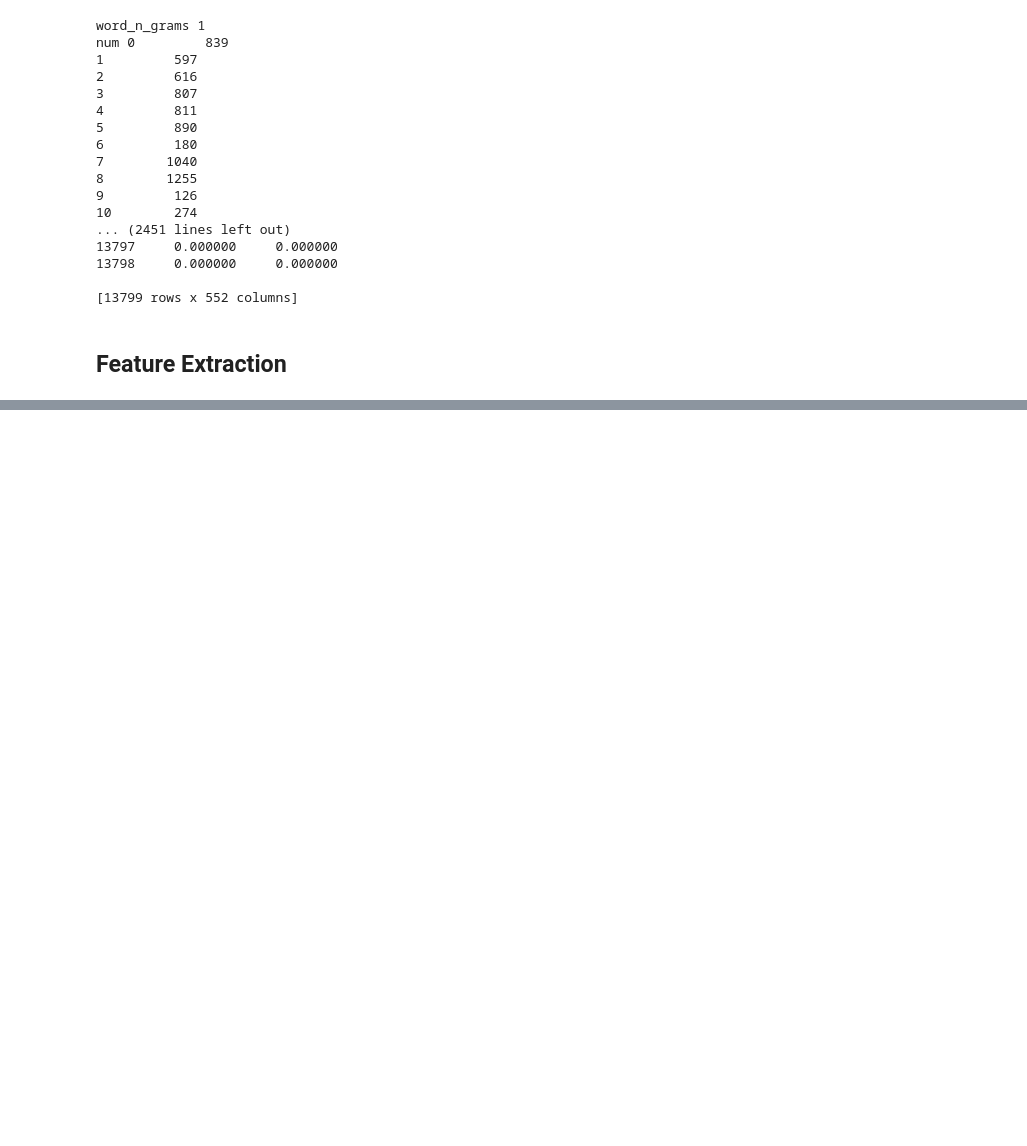
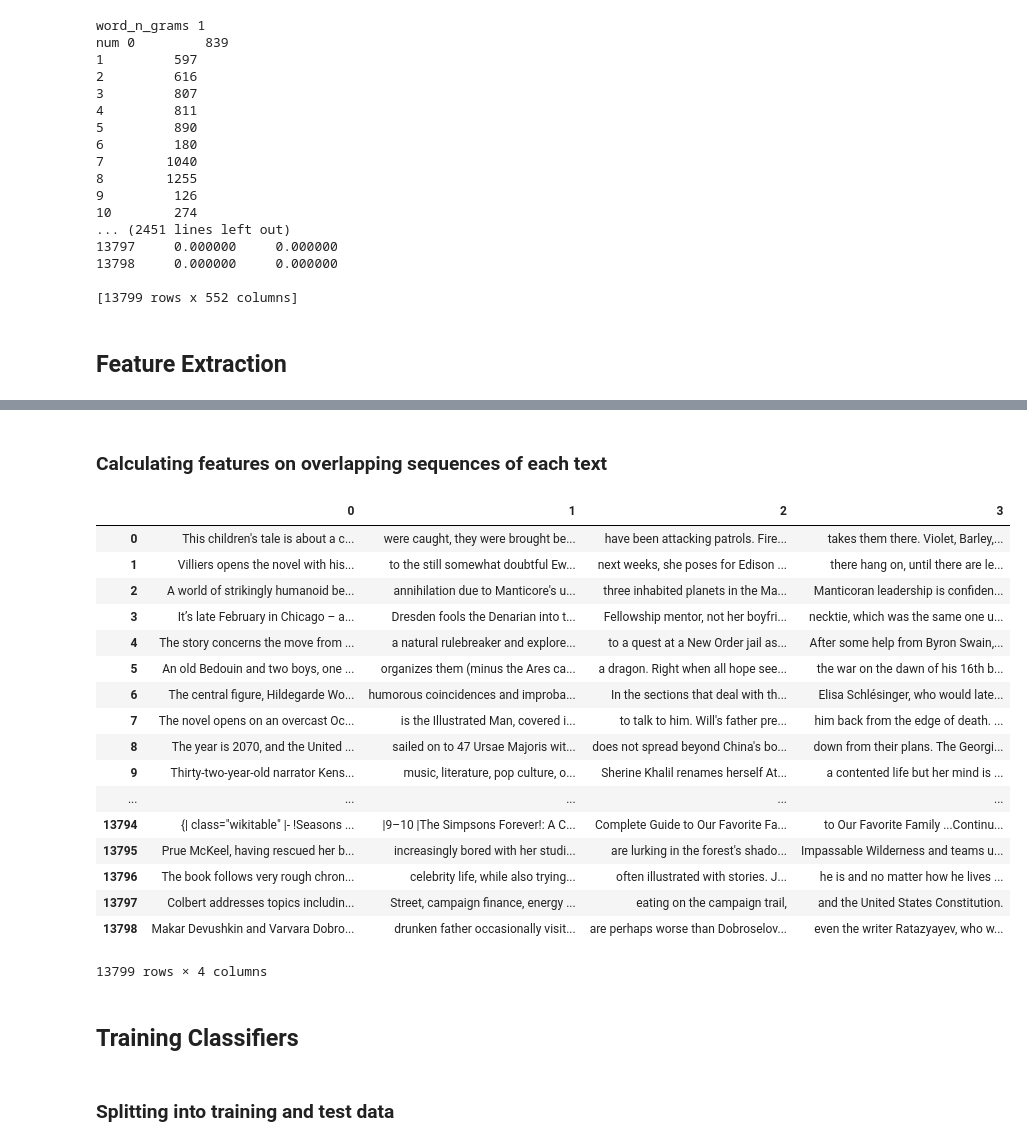
Before and after one commit to Jubke/AATM, a Jupyter notebook: Identifikation von Texten mit geteilter Autorenschaft.ipynb, the cells around one changed output, grey strips where cells are left out. Saved outputs shown, nothing was run; the diff lists cells and outputs as text; code cells hidden in the pictures; blank space fills up the shorter version.

```diff
--- a/Identifikation von Texten mit geteilter Autorenschaft.ipynb
+++ b/Identifikation von Texten mit geteilter Autorenschaft.ipynb
@@ -676,0 +695,35 @@ extracted_features.to_csv(path_or_buf=path_calc_features, sep=',', header=True,
+# %% [markdown]
+### Calculating features on overlapping sequences of each text
+# %%
+@memory.cache
+def sequences(s):
+    words = s.str.split()
+    words = pd.DataFrame(words.apply(np.array_split, indices_or_sections=4).tolist())
+    return words.applymap(lambda s: " ".join(s) )
+# %%
+text_seqs = sequences(serie_texts)
+# %%
+text_seqs
+# %% [output]
+|  | 0 | 1 | 2 | 3 |
+| 0 | This children's tale is about a c... | were caught, they were brought be... | have been attacking patrols. Fire... | takes them there. Violet, Barley,... |
+| 1 | Villiers opens the novel with his... | to the still somewhat doubtful Ew... | next weeks, she poses for Edison ... | there hang on, until there are le... |
+| 2 | A world of strikingly humanoid be... | annihilation due to Manticore's u... | three inhabited planets in the Ma... | Manticoran leadership is confiden... |
+| 3 | It’s late February in Chicago – a... | Dresden fools the Denarian into t... | Fellowship mentor, not her boyfri... | necktie, which was the same one u... |
+| 4 | The story concerns the move from ... | a natural rulebreaker and explore... | to a quest at a New Order jail as... | After some help from Byron Swain,... |
+| 5 | An old Bedouin and two boys, one ... | organizes them (minus the Ares ca... | a dragon. Right when all hope see... | the war on the dawn of his 16th b... |
+| 6 | The central figure, Hildegarde Wo... | humorous coincidences and improba... | In the sections that deal with th... | Elisa Schlésinger, who would late... |
+| 7 | The novel opens on an overcast Oc... | is the Illustrated Man, covered i... | to talk to him. Will's father pre... | him back from the edge of death. ... |
+| 8 | The year is 2070, and the United ... | sailed on to 47 Ursae Majoris wit... | does not spread beyond China's bo... | down from their plans. The Georgi... |
+| 9 | Thirty-two-year-old narrator Kens... | music, literature, pop culture, o... | Sherine Khalil renames herself At... | a contented life but her mind is ... |
+| ... | ... | ... | ... | ... |
+| 13794 | {| class="wikitable" |- !Seasons ... | |9–10 |The Simpsons Forever!: A C... | Complete Guide to Our Favorite Fa... | to Our Favorite Family ...Continu... |
+| 13795 | Prue McKeel, having rescued her b... | increasingly bored with her studi... | are lurking in the forest's shado... | Impassable Wilderness and teams u... |
+| 13796 | The book follows very rough chron... | celebrity life, while also trying... | often illustrated with stories. J... | he is and no matter how he lives ... |
+| 13797 | Colbert addresses topics includin... | Street, campaign finance, energy ... | eating on the campaign trail, | and the United States Constitution. |
+| 13798 | Makar Devushkin and Varvara Dobro... | drunken father occasionally visit... | are perhaps worse than Dobroselov... | even the writer Ratazyayev, who w... |
+13799 rows × 4 columns
+# %% [markdown]
+## Training Classifiers
+# %% [markdown]
+### Splitting into training and test data
```
Also changed, not shown: parts of 30 cells of this notebook.
